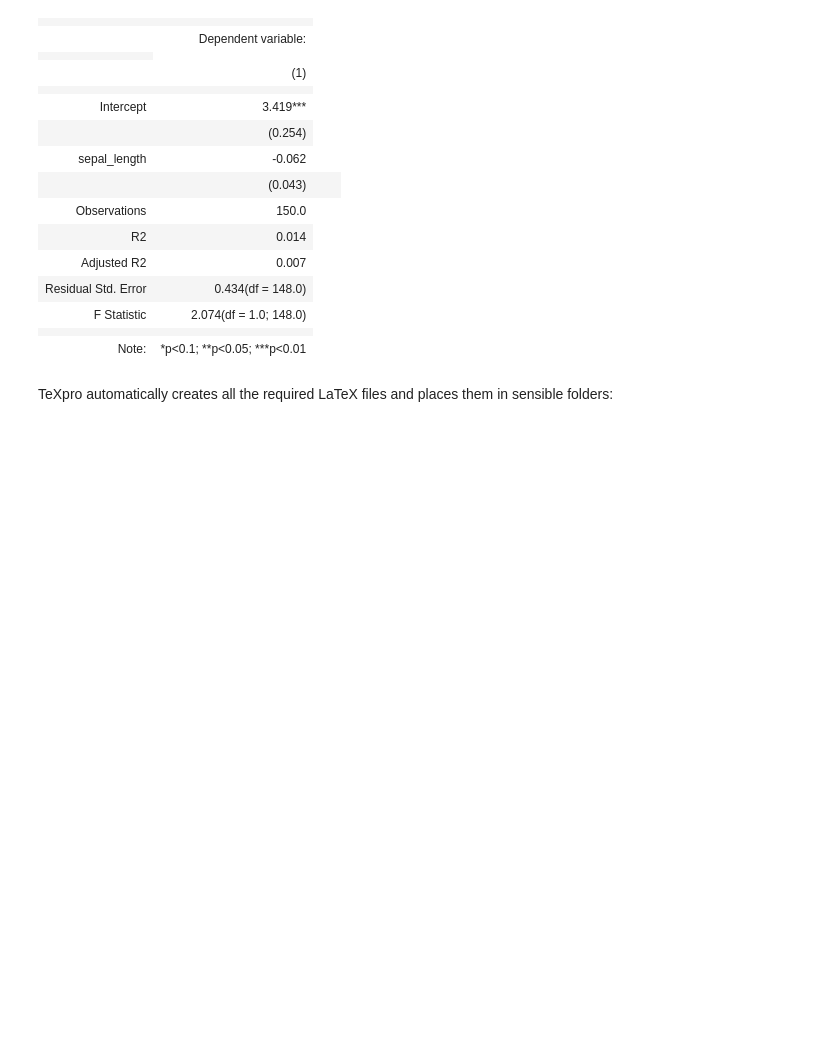
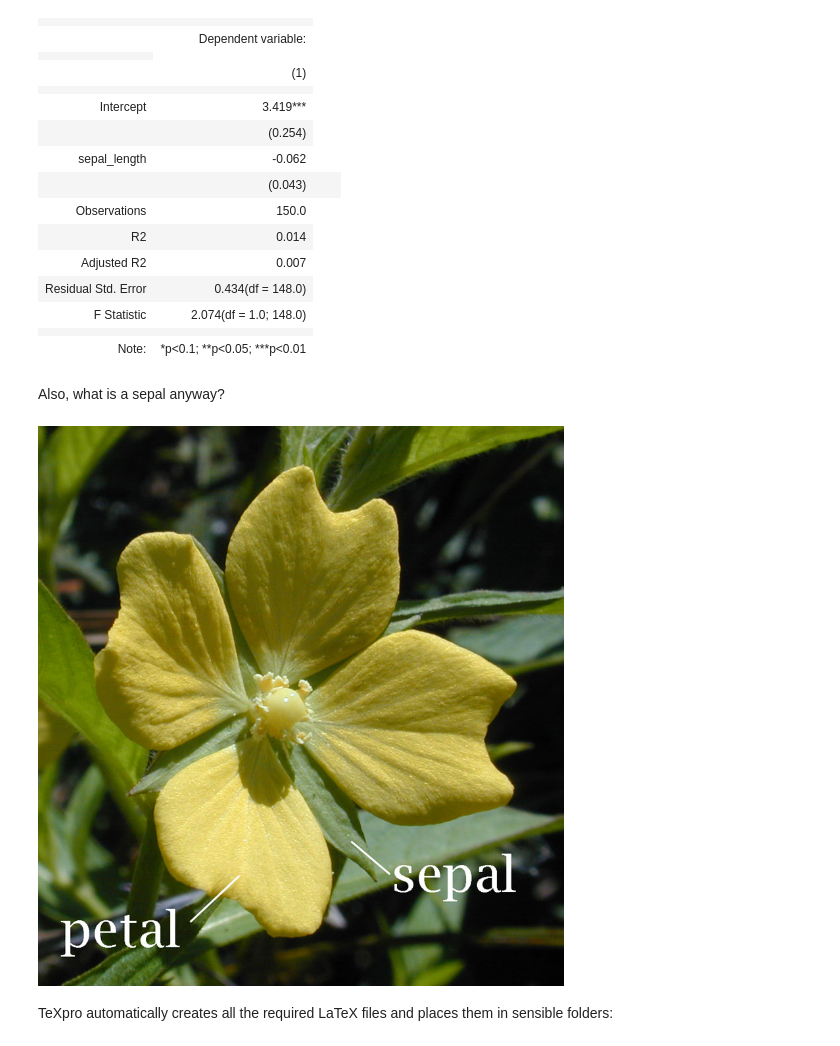
Before and after one commit to csemken/texpro, a Jupyter notebook: example/texpro_demo.ipynb, the cells around one changed output. Saved outputs shown, nothing was run; the diff lists cells and outputs as text; code cells hidden in the pictures; blank space fills up the shorter version.

Commit message:
implemented Image

```diff
--- a/example/texpro_demo.ipynb
+++ b/example/texpro_demo.ipynb
@@ -48,6 +46,13 @@ tp.StargazerTable('sepal_reg', Stargazer([est1]), caption='Sepal regression')
 | F Statistic | 2.074(df = 1.0; 148.0) |
 |  |  |
 | Note: | *p<0.1; **p<0.05; ***p<0.01 |
+# %% [markdown]
+Also, what is a sepal anyway?
+# %%
+img = tp.Image(url='https://upload.wikimedia.org/wikipedia/commons/7/78/Petal-sepal.jpg')
+tp.TexFigure('sepal_info', img)
+# %% [output]
+[figure, added]
 # %% [markdown]
 TeXpro automatically creates all the required LaTeX files and places them in sensible folders:
 # %%
```
Also changed, not shown: parts of 2 cells of this notebook, 1 other file.
